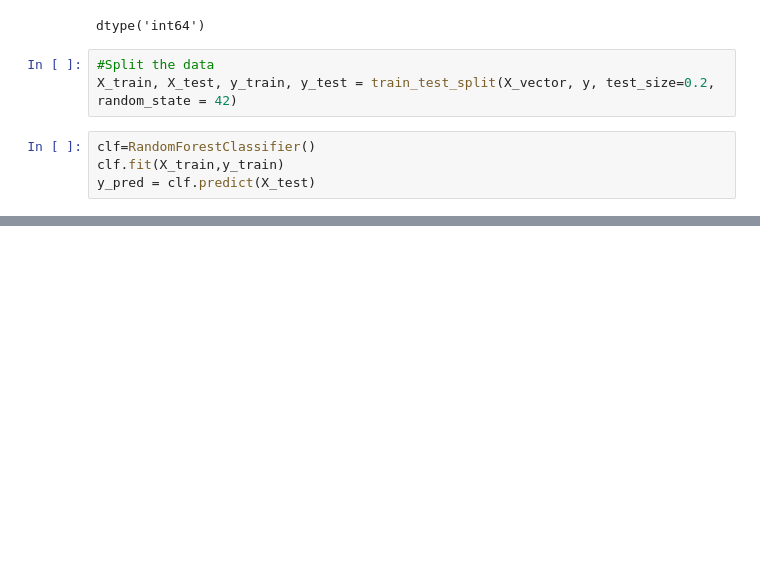
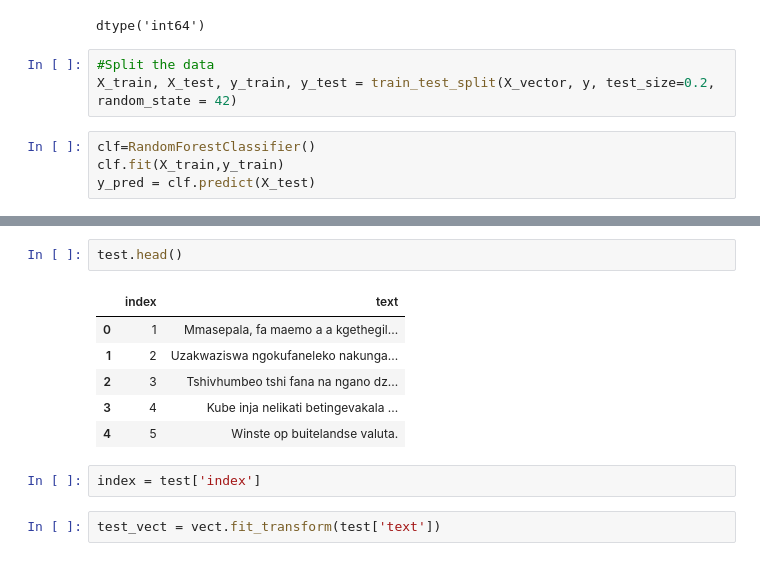
Before and after one commit to Tayor-Doofs/SouthAfricanLanguagesClassification, a Jupyter notebook: Classification_Exam.ipynb, the cells around one changed output, grey strips where cells are left out. Drawn from its saved outputs; the diff is of its cells as text; blank space fills up the shorter version.

```diff
--- a/Classification_Exam.ipynb
+++ b/Classification_Exam.ipynb
@@ -201,0 +202,13 @@ The F1 score is:  0.985990993927685
+# %%
+test.head()
+# %% [output]
+|  | index | text |
+| 0 | 1 | Mmasepala, fa maemo a a kgethegil... |
+| 1 | 2 | Uzakwaziswa ngokufaneleko nakunga... |
+| 2 | 3 | Tshivhumbeo tshi fana na ngano dz... |
+| 3 | 4 | Kube inja nelikati betingevakala ... |
+| 4 | 5 | Winste op buitelandse valuta. |
+# %%
+index = test['index']
+# %%
+test_vect = vect.fit_transform(test['text'])
```
Also changed, not shown: parts of 8 cells of this notebook, 1 other file.
